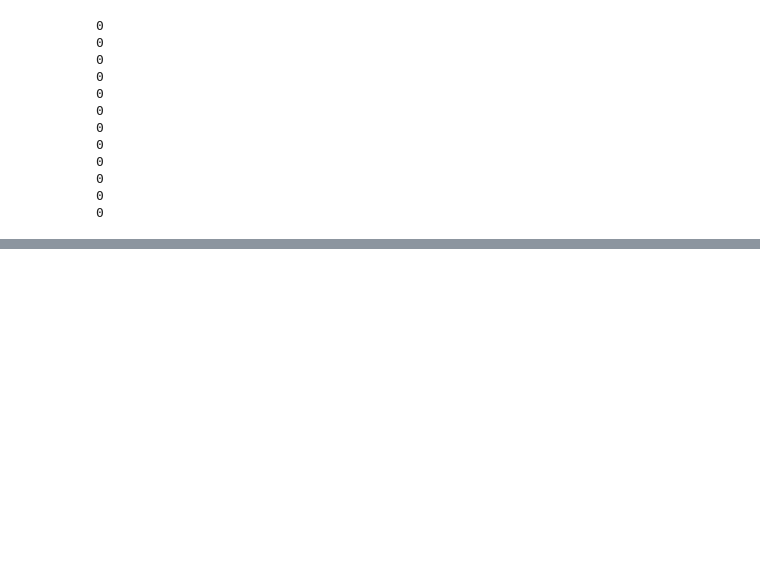
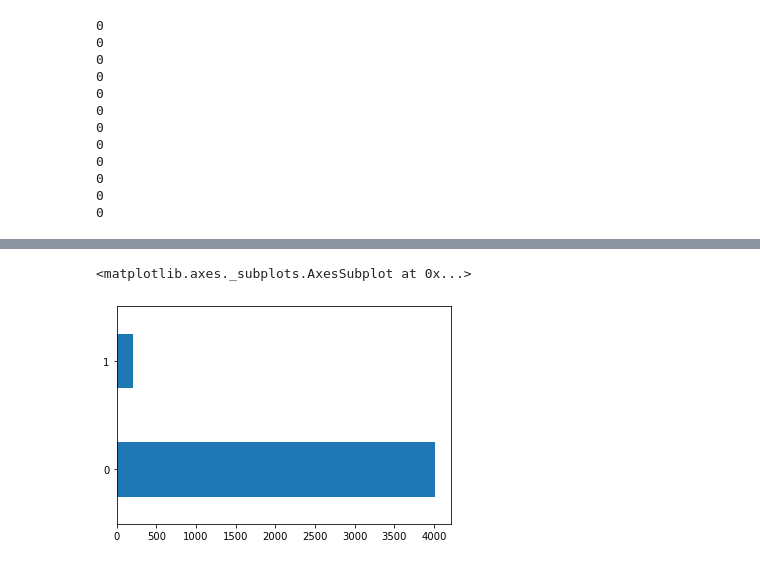
Before and after one commit to thunderock/AnalyticsVidhya_JANATAHACK, a Jupyter notebook: stocks/data_analysis.ipynb, the cells around one changed output, grey strips where cells are left out. Cells and saved outputs as stored; diff of their text form; code cells hidden in the pictures; blank space fills up the shorter version.

```diff
--- a/stocks/data_analysis.ipynb
+++ b/stocks/data_analysis.ipynb
@@ -58,0 +104,5 @@ df.unpredictability_score.value_counts(dropna=False, )
+# %%
+tdf.holiday.value_counts().plot(kind='barh')
+# %% [output]
+<matplotlib.axes._subplots.AxesSubplot at 0x...>
+[figure, added]
```
Also changed, not shown: parts of 34 cells of this notebook, 2 other files.
